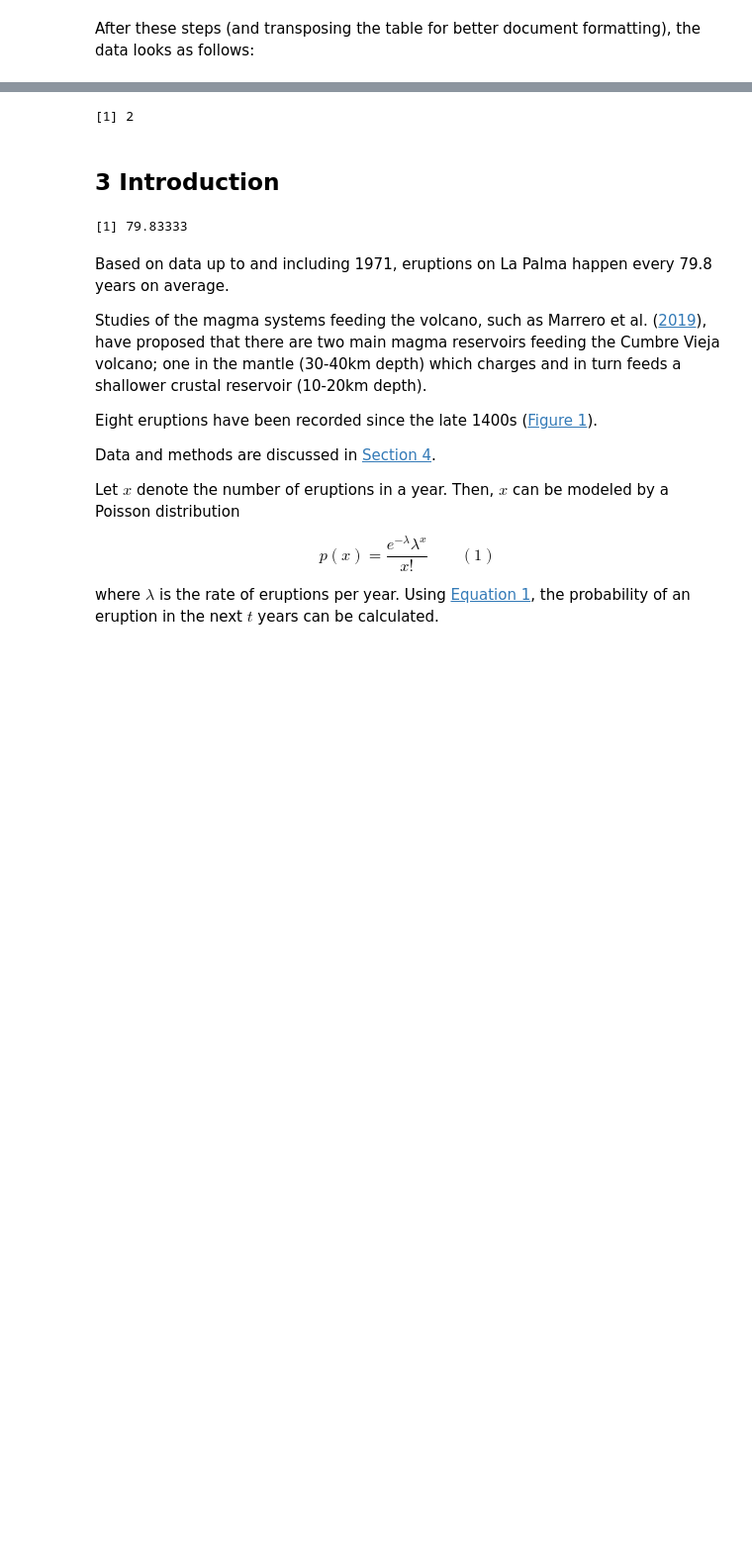
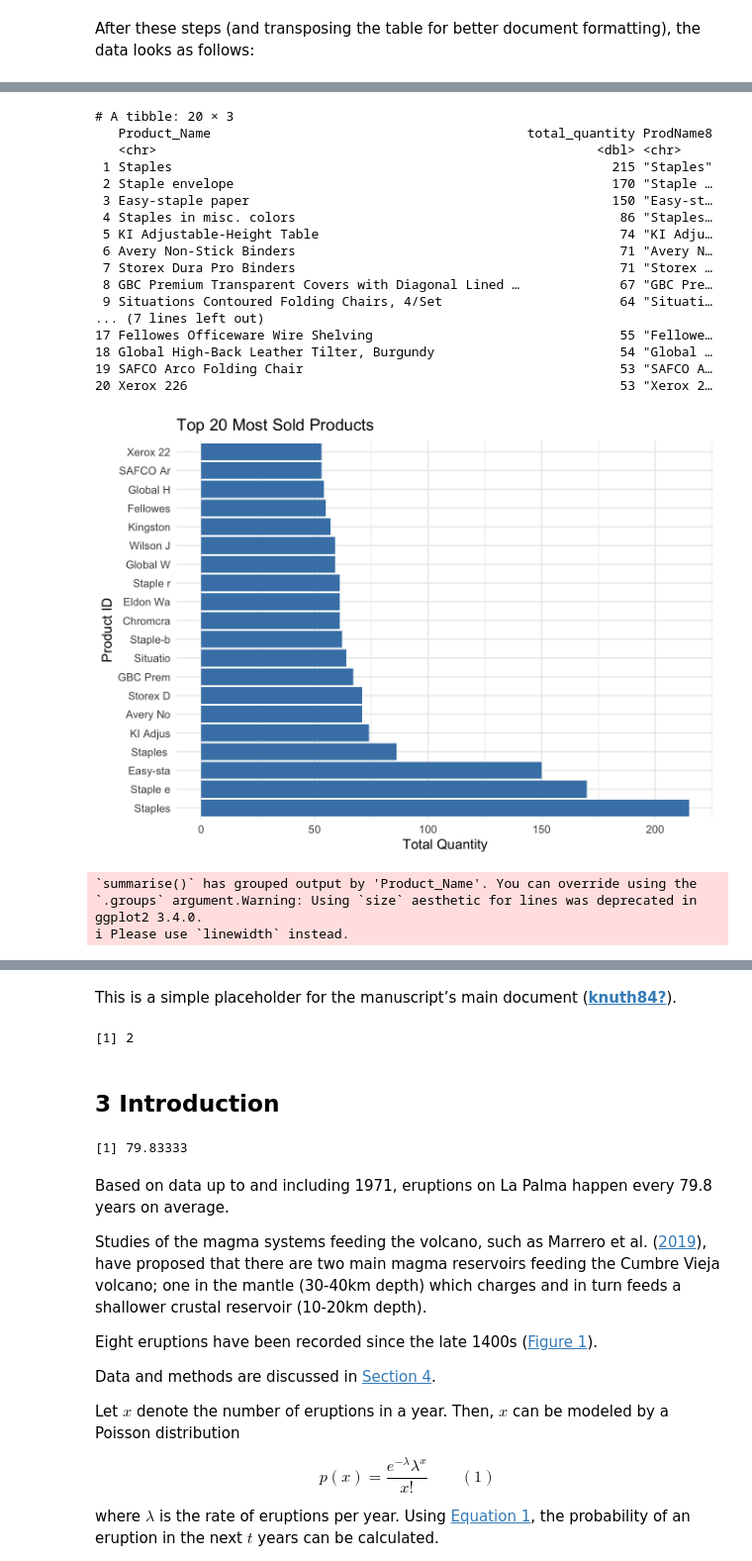
Before and after one commit to SJbrou/Supply_Chain_Data_Analysis, a Jupyter notebook: index.out.ipynb, the cells around one changed output, grey strips where cells are left out. Shown: that part at 99% size. Saved outputs shown, nothing was run; the diff lists cells and outputs as text; code cells hidden in the pictures; blank space fills up the shorter version.

```diff
--- a/index.out.ipynb
+++ b/index.out.ipynb
@@ -110,0 +165,33 @@ This is a simple placeholder for the manuscript’s main document ([**knuth84?**
+# %%
+# Sum of Quantity for top products
+top_products <- data %>%
+  group_by(Product_Name) %>%
+  summarize(total_quantity = sum(Quantity, na.rm = TRUE)) %>%
+  arrange(desc(total_quantity)) %>%
+  slice_head(n = 20) %>%  # Top 20 products
+  mutate(ProdName8 = substr(Product_Name, 1, 8)) # Truncate product names to the first 8 characters
+
+# View the result
+top_products
+# %% [output]
+# A tibble: 20 × 3
+   Product_Name                                         total_quantity ProdName8
+   <chr>                                                         <dbl> <chr>
+ 1 Staples                                                         215 "Staples"
+ 2 Staple envelope                                                 170 "Staple …
+ 3 Easy-staple paper                                               150 "Easy-st…
+ 4 Staples in misc. colors                                          86 "Staples…
+ 5 KI Adjustable-Height Table                                       74 "KI Adju…
+ 6 Avery Non-Stick Binders                                          71 "Avery N…
+ 7 Storex Dura Pro Binders                                          71 "Storex …
+ 8 GBC Premium Transparent Covers with Diagonal Lined …             67 "GBC Pre…
+ 9 Situations Contoured Folding Chairs, 4/Set                       64 "Situati…
+... (7 lines left out)
+17 Fellowes Officeware Wire Shelving                                55 "Fellowe…
+18 Global High-Back Leather Tilter, Burgundy                        54 "Global …
+19 SAFCO Arco Folding Chair                                         53 "SAFCO A…
+20 Xerox 226                                                        53 "Xerox 2…
+[figure, added]
+`summarise()` has grouped output by 'Product_Name'. You can override using the
+`.groups` argument.Warning: Using `size` aesthetic for lines was deprecated in ggplot2 3.4.0.
+ℹ Please use `linewidth` instead.
@@ -111,3 +200,5 @@ This is a simple placeholder for the manuscript’s main document ([**knuth84?**
+# %% [markdown]
+This is a simple placeholder for the manuscript’s main document ([**knuth84?**](#ref-knuth84)).
 # %%
 1 + 1
 # %% [output]
```
Also changed, not shown: parts of 7 cells of this notebook, 21 other files.
